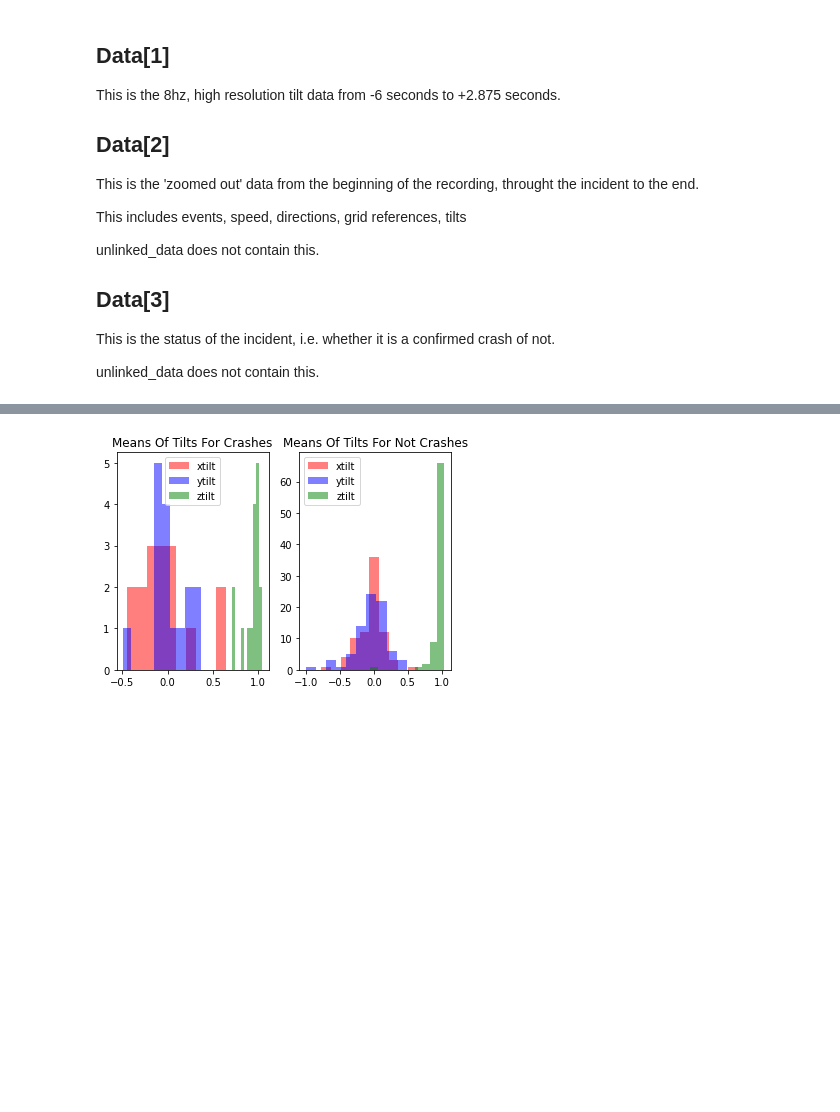
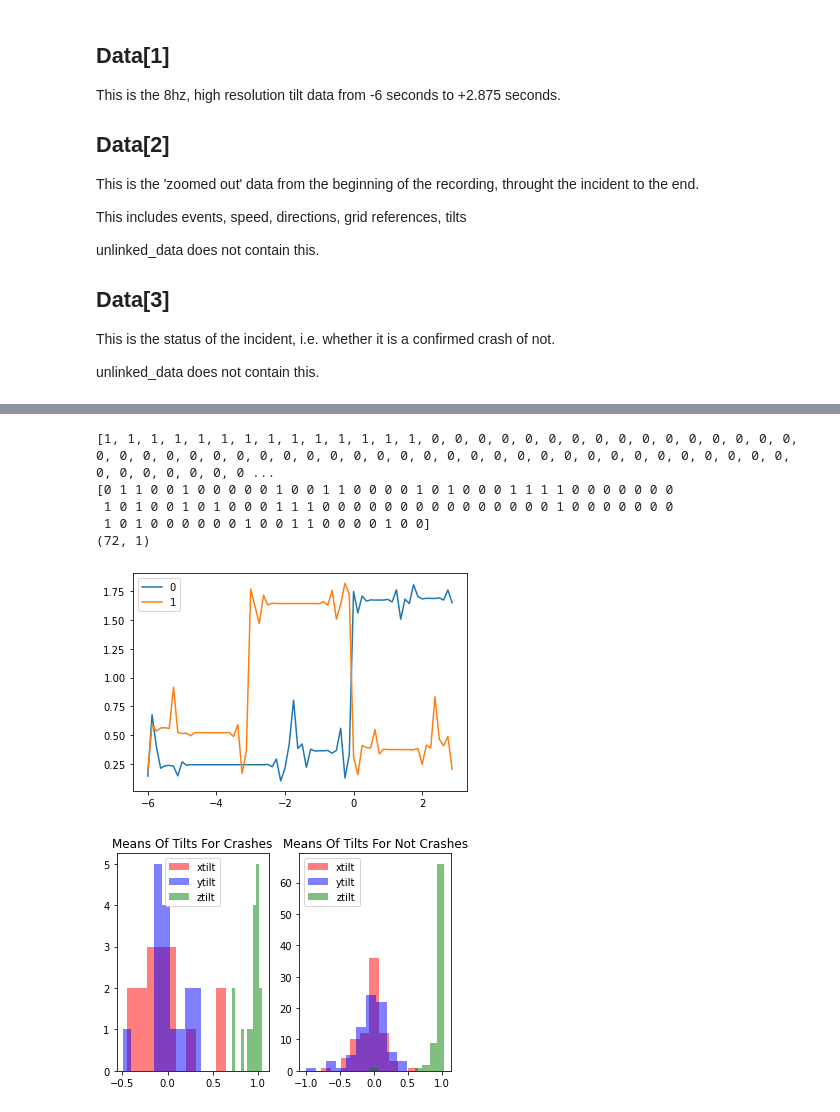
Before and after one commit to cwhite098/MDM3_Project1_Quartix, a Jupyter notebook: visualise.ipynb, the cells around one changed output, grey strips where cells are left out. Saved outputs shown, nothing was run; the diff lists cells and outputs as text; code cells hidden in the pictures; blank space fills up the shorter version.

```diff
--- a/visualise.ipynb
+++ b/visualise.ipynb
@@ -105,0 +128,23 @@ print(confusion_matrix(y_test, y_pred))
+# %%
+# Plot results from timeseriesKMeans
+
+print(y_test)
+print(y_pred)
+
+centroids = km.cluster_centers_
+print(centroids[1].shape)
+centroids = np.reshape(centroids, (6,72))
+
+timeoffset = np.linspace(-6,2.875,72)
+for i in range(6):
+    plt.plot(timeoffset, centroids[i,:], label=str(i))
+
+plt.legend(loc='best')
+plt.show()
+# %% [output]
+[1, 1, 1, 1, 1, 1, 1, 1, 1, 1, 1, 1, 1, 1, 0, 0, 0, 0, 0, 0, 0, 0, 0, 0, 0, 0, 0, 0, 0, 0, 0, 0, 0, 0, 0, 0, 0, 0, 0, 0, 0, 0, 0, 0, 0, 0, 0, 0, 0, 0, 0, 0, 0, 0, 0, 0, 0, 0, 0, 0, 0, 0, 0, 0, 0, 0, 0 ...
+[0 1 1 0 0 1 0 0 0 0 0 1 0 0 1 1 0 0 0 0 1 0 1 0 0 0 1 1 1 1 0 0 0 0 0 0 0
+ 1 0 1 0 0 1 0 1 0 0 0 1 1 1 0 0 0 0 0 0 0 0 0 0 0 0 0 0 0 1 0 0 0 0 0 0 0
+ 1 0 1 0 0 0 0 0 0 1 0 0 1 1 0 0 0 0 1 0 0]
+(72, 1)
+[figure, added]
```
Also changed, not shown: parts of 3 cells of this notebook.
